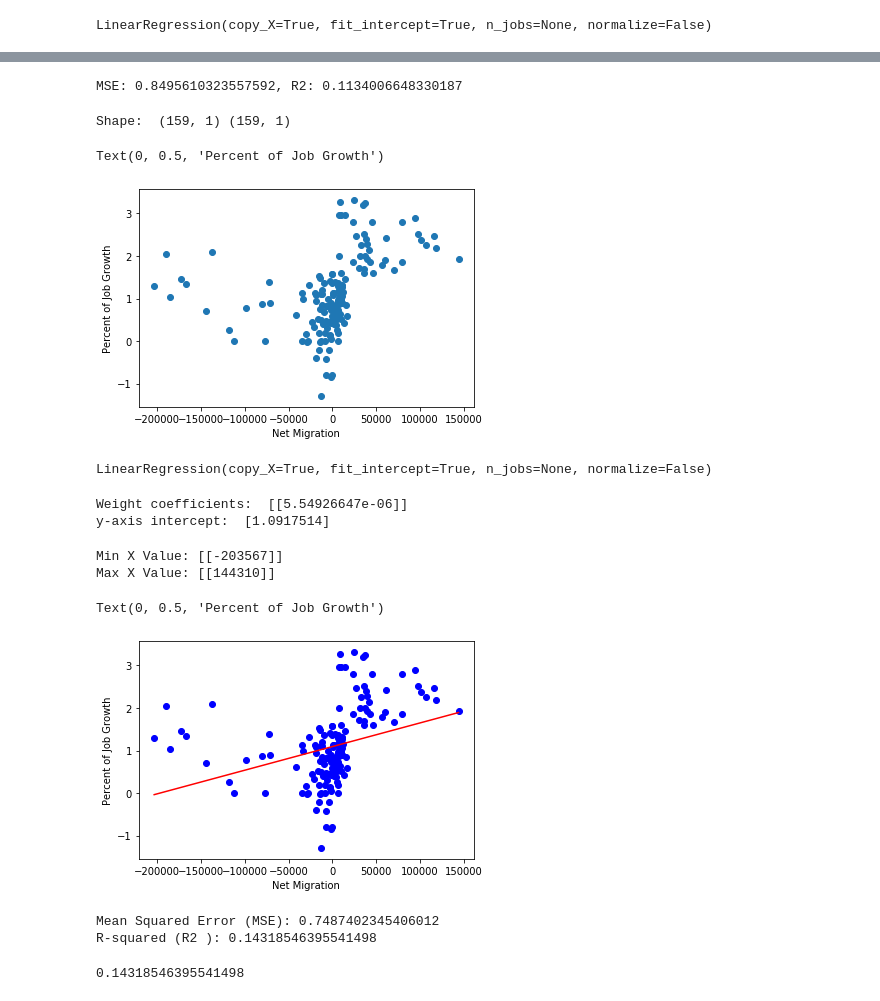
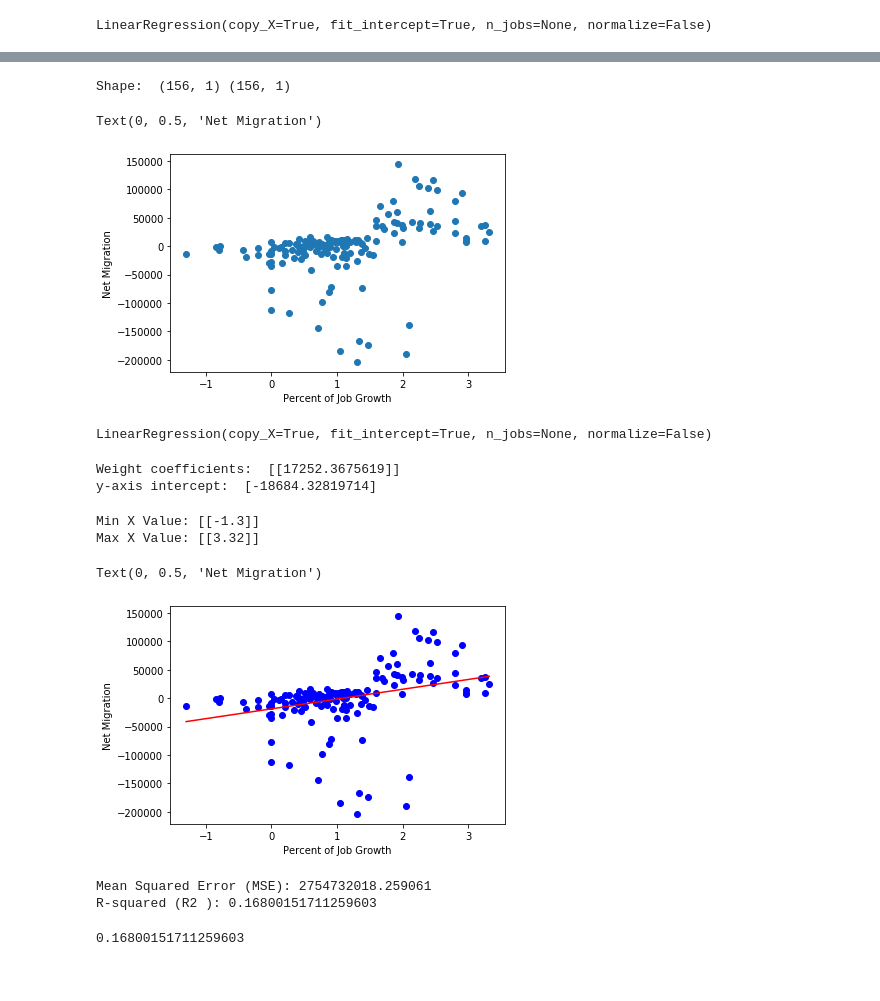
Before and after one commit to mjstriffler/housingdata_project, a Jupyter notebook: Linear Regression.ipynb, the cells around one changed output, grey strips where cells are left out. Saved outputs shown, nothing was run; the diff lists cells and outputs as text; code cells hidden in the pictures.

```diff
--- a/Linear Regression.ipynb
+++ b/Linear Regression.ipynb
@@ -7,5 +7,6 @@ import pandas as pd
 # Read the excel file into a pandas DataFrame
 
 alldata = pd.read_excel('combined_data.xls')
+alldata.set_index('Current residence in', inplace=True)
 alldata.head()
 # %% [output]
@@ -250,37 +236,24 @@ plt.show()
-# %%
-# Used X_test_scaled, y_test_scaled, and model.predict(X_test_scaled) to calculate MSE and R2
-
-### BEGIN SOLUTION
-from sklearn.metrics import mean_squared_error
-
-MSE = mean_squared_error(y_test_scaled, predictions)
-r2 = model.score(X_test_scaled, y_test_scaled)
-### END SOLUTION
-
-print(f"MSE: {MSE}, R2: {r2}")
-# %% [output]
-MSE: 0.8495610323557592, R2: 0.1134006648330187
 # %%
 ## Correlation of Net Migration and Job Growth
 # Assign the data to X and y
 # Note: Sklearn requires a two-dimensional array of values
 # so we use reshape to create this
 
-X = alldata["Net Migration"].values.reshape(-1, 1)
-y = alldata["Percent of Job Growth"].values.reshape(-1, 1)
+X = alldata["Percent of Job Growth"].values.reshape(-1, 1)
+y = alldata["Net Migration"].values.reshape(-1, 1)
 
 print("Shape: ", X.shape, y.shape)
 # %% [output]
-Shape:  (159, 1) (159, 1)
+Shape:  (156, 1) (156, 1)
 # %%
 # Plot the data to see if a linear trend exists
 
 plt.scatter(X, y)
-plt.xlabel("Net Migration")
-plt.ylabel("Percent of Job Growth")
+plt.xlabel("Percent of Job Growth")
+plt.ylabel("Net Migration")
 # %% [output]
-Text(0, 0.5, 'Percent of Job Growth')
+Text(0, 0.5, 'Net Migration')
-[figure, old version]
+[figure, new version]
 # %%
 from sklearn.model_selection import train_test_split
 
@@ -300,8 +273,8 @@ LinearRegression(copy_X=True, fit_intercept=True, n_jobs=None, normalize=False)
 print('Weight coefficients: ', model.coef_)
 print('y-axis intercept: ', model.intercept_)
 # %% [output]
-Weight coefficients:  [[5.54926647e-06]]
-y-axis intercept:  [1.0917514]
+Weight coefficients:  [[17252.3675619]]
+y-axis intercept:  [-18684.32819714]
 # %%
 # Note: we have to transform our min and max values
 # This is the required format for `model.predict()`
@@ -311,8 +284,8 @@ x_max = np.array([[X.max()]])
 print(f"Min X Value: {x_min}")
 print(f"Max X Value: {x_max}")
 # %% [output]
-Min X Value: [[-203567]]
-Max X Value: [[144310]]
+Min X Value: [[-1.3]]
+Max X Value: [[3.32]]
 # %%
 # Calculate the y_min and y_max using model.predict and x_min and x_max
 
@@ -324,11 +297,11 @@ y_max = model.predict(x_max)
 
 plt.scatter(X, y, c='blue')
 plt.plot([x_min[0], x_max[0]], [y_min[0], y_max[0]], c='red')
-plt.xlabel("Net Migration")
-plt.ylabel("Percent of Job Growth")
+plt.xlabel("Percent of Job Growth")
+plt.ylabel("Net Migration")
 # %% [output]
-Text(0, 0.5, 'Percent of Job Growth')
+Text(0, 0.5, 'Net Migration')
-[figure, old version]
+[figure, new version]
 # %%
 from sklearn.metrics import mean_squared_error, r2_score
 
@@ -342,9 +315,9 @@ r2 = r2_score(y_test, predicted)
 print(f"Mean Squared Error (MSE): {mse}")
 print(f"R-squared (R2 ): {r2}")
 # %% [output]
-Mean Squared Error (MSE): 0.7487402345406012
-R-squared (R2 ): 0.14318546395541498
+Mean Squared Error (MSE): 2754732018.259061
+R-squared (R2 ): 0.16800151711259603
 # %%
 model.score(X_test, y_test)
 # %% [output]
-0.14318546395541498
+0.16800151711259603
```
Also changed, not shown: parts of 19 cells of this notebook, 9 other files.
